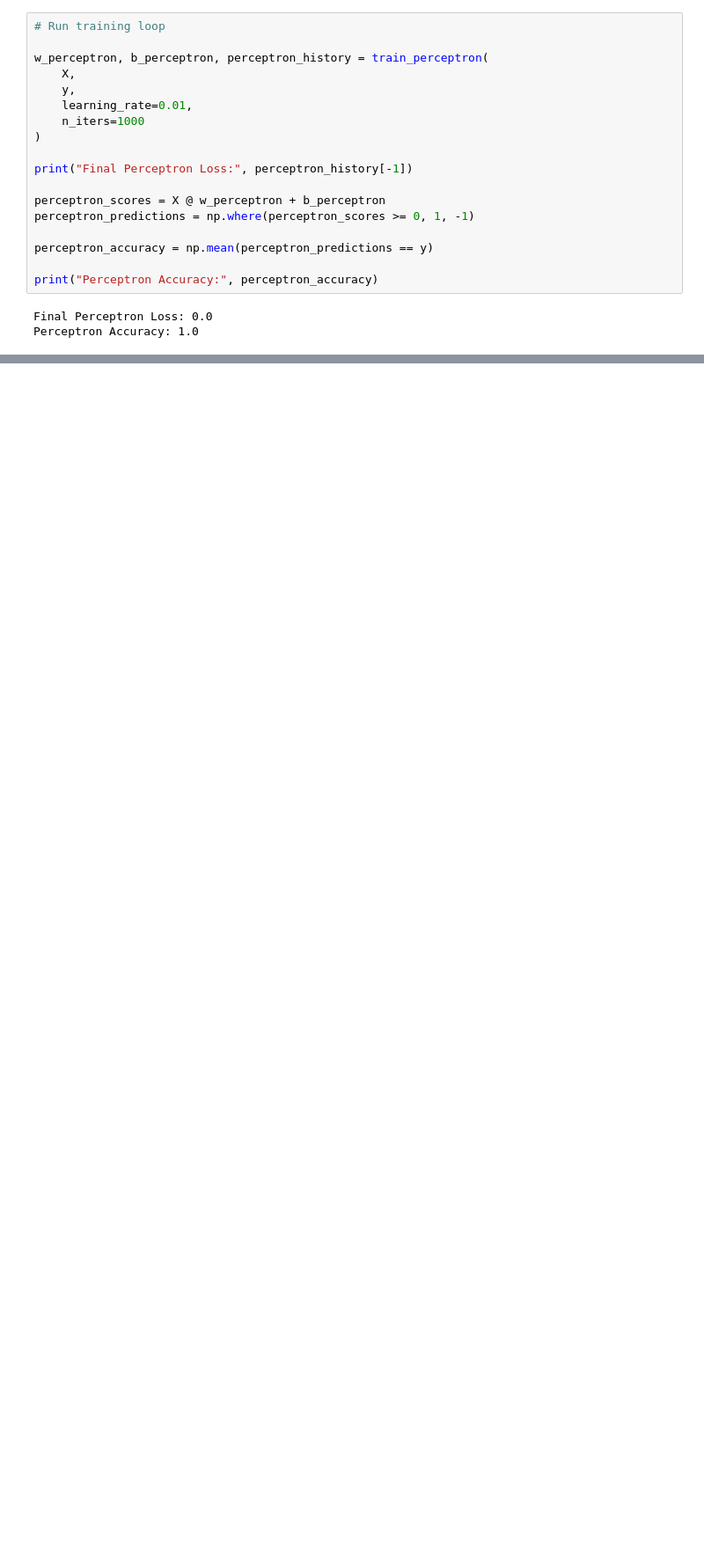
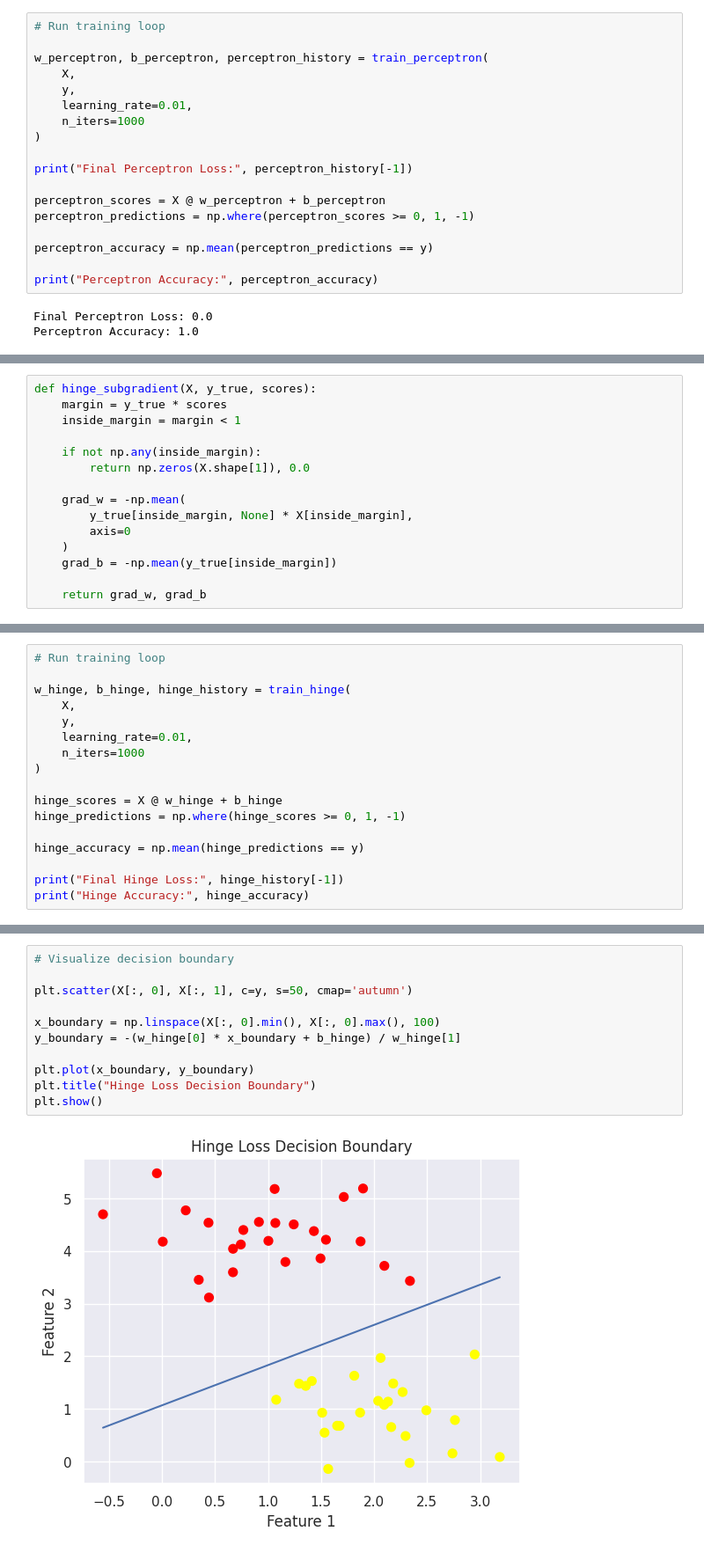
Before and after one commit to shrutig10/ml-algorithms-from-scratch, a Jupyter notebook: svm_perceptron/svm_perceptron.ipynb, the cells around one changed output, grey strips where cells are left out. Shown at 88% size. Cells and saved outputs as stored; diff of their text form; blank space fills up the shorter version.

Commit message:
Implement Hinge Loss

```diff
--- a/svm_perceptron/svm_perceptron.ipynb
+++ b/svm_perceptron/svm_perceptron.ipynb
@@ -99,0 +103,15 @@ plt.show()
+# %%
+def hinge_subgradient(X, y_true, scores):
+    margin = y_true * scores
+    inside_margin = margin < 1
+
+    if not np.any(inside_margin):
+        return np.zeros(X.shape[1]), 0.0
+
+    grad_w = -np.mean(
+        y_true[inside_margin, None] * X[inside_margin],
+        axis=0
+    )
+    grad_b = -np.mean(y_true[inside_margin])
+
+    return grad_w, grad_b
@@ -99,0 +136,17 @@ plt.show()
+# %%
+# Run training loop
+
+w_hinge, b_hinge, hinge_history = train_hinge(
+    X,
+    y,
+    learning_rate=0.01,
+    n_iters=1000
+)
+
+hinge_scores = X @ w_hinge + b_hinge
+hinge_predictions = np.where(hinge_scores >= 0, 1, -1)
+
+hinge_accuracy = np.mean(hinge_predictions == y)
+
+print("Final Hinge Loss:", hinge_history[-1])
+print("Hinge Accuracy:", hinge_accuracy)
@@ -99,0 +156,13 @@ plt.show()
+# %%
+# Visualize decision boundary
+
+plt.scatter(X[:, 0], X[:, 1], c=y, s=50, cmap='autumn')
+
+x_boundary = np.linspace(X[:, 0].min(), X[:, 0].max(), 100)
+y_boundary = -(w_hinge[0] * x_boundary + b_hinge) / w_hinge[1]
+
+plt.plot(x_boundary, y_boundary)
+plt.title("Hinge Loss Decision Boundary")
+plt.show()
+# %% [output]
+[figure, added]
```
Also changed, not shown: parts of 5 cells of this notebook.
